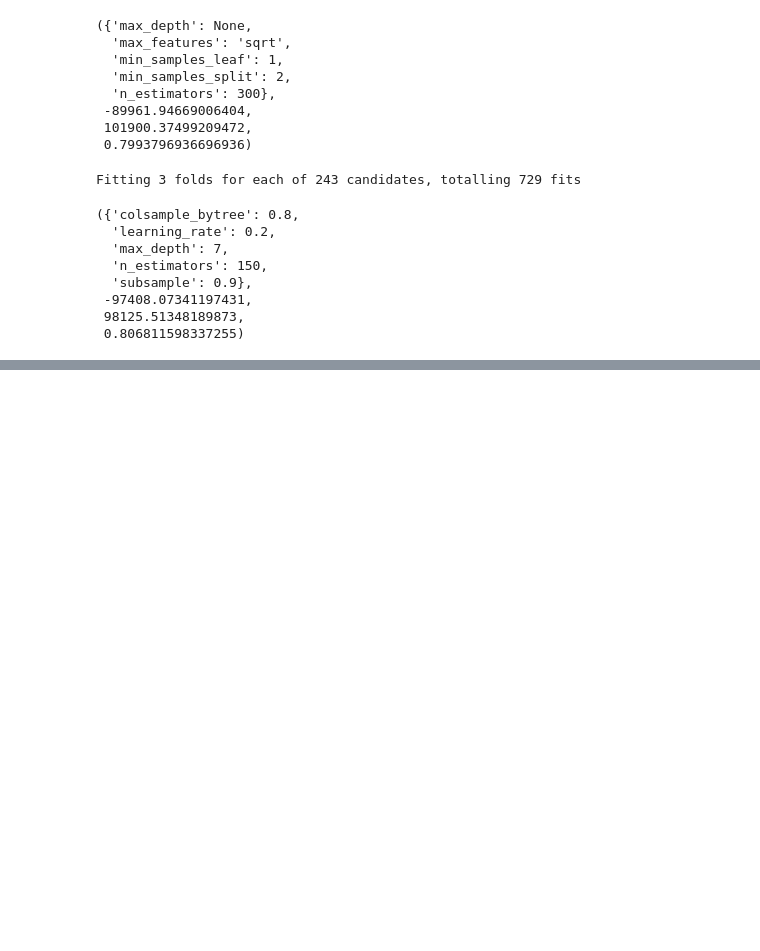
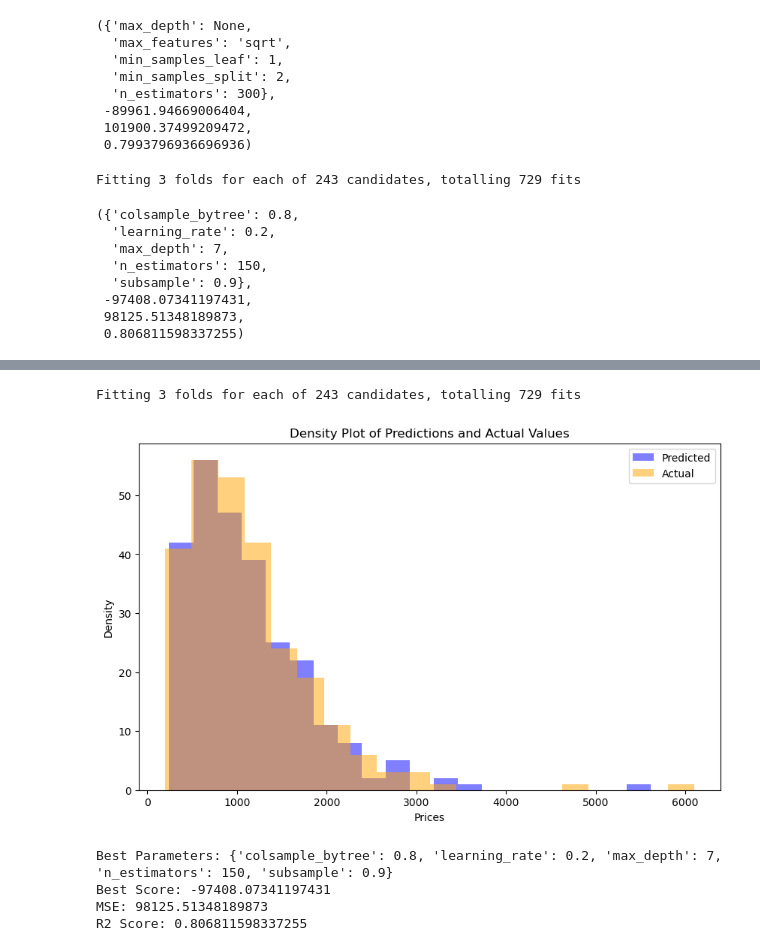
Before and after one commit to AlexThePy/Laptop_Price_Prediction, a Jupyter notebook: notebook.ipynb, the cells around one changed output, grey strips where cells are left out. Drawn from its saved outputs; the diff is of its cells as text; code cells hidden in the pictures; blank space fills up the shorter version.

```diff
--- a/notebook.ipynb
+++ b/notebook.ipynb
@@ -404,0 +405,78 @@ R2 Score: 0.806811598337255
+# %%
+import pandas as pd
+import matplotlib.pyplot as plt
+from sklearn.model_selection import train_test_split, GridSearchCV
+from sklearn.metrics import mean_squared_error, r2_score
+from sklearn.preprocessing import OneHotEncoder
+from sklearn.compose import ColumnTransformer
+from xgboost import XGBRegressor
+
+# Load the dataset
+file_path = 'S:/ML Course/Capstone 2/laptop_price.csv'
+laptop_data = pd.read_csv(file_path)
+
+# Preprocessing: Encoding categorical variables
+categorical_cols = laptop_data.select_dtypes(include=['object']).columns
+column_transformer = ColumnTransformer(transformers=[
+    ('cat', OneHotEncoder(handle_unknown='ignore'), categorical_cols)
+], remainder='passthrough')
+
+# Splitting the data into features and target
+X = laptop_data.drop('Price_euros', axis=1)
+y = laptop_data['Price_euros']
+
+# Splitting the data into training and testing sets
+X_train, X_test, y_train, y_test = train_test_split(X, y, test_size=0.2, random_state=42)
+
+# Applying the transformations
+X_train_transformed = column_transformer.fit_transform(X_train)
+X_test_transformed = column_transformer.transform(X_test)
+
+# Define a grid of hyperparameters to tune
+param_grid = {
+    'n_estimators': [50, 100, 150],
+    'learning_rate': [0.01, 0.1, 0.2],
+    'max_depth': [3, 5, 7],
+    'subsample': [0.7, 0.8, 0.9],
+    'colsample_bytree': [0.7, 0.8, 0.9]
+}
+
+# Initialize GridSearchCV
+grid_search = GridSearchCV(XGBRegressor(random_state=42), param_grid, cv=3, scoring='neg_mean_squared_error', n_jobs=-1, verbose=2)
+grid_search.fit(X_train_transformed, y_train)
+
+# Get the best parameters and best score
+best_params = grid_search.best_params_
+best_score = grid_search.best_score_
+
+# Train and evaluate the model with the best parameters
+xgb_best = XGBRegressor(**best_params, random_state=42)
+xgb_best.fit(X_train_transformed, y_train)
+y_pred_xgb_best = xgb_best.predict(X_test_transformed)
+
+# Calculate MSE and R2 Score
+mse_xgb_best = mean_squared_error(y_test, y_pred_xgb_best)
+r2_xgb_best = r2_score(y_test, y_pred_xgb_best)
+
+# Visualization of Actual vs Predicted Prices
+plt.figure(figsize=(10, 6))
+plt.hist(y_pred_xgb_best, bins=20, alpha=0.5, label='Predicted', color='blue')
+plt.hist(y_test, bins=20, alpha=0.5, label='Actual', color='orange')
+plt.title('Density Plot of Predictions and Actual Values')
+plt.xlabel('Prices')
+plt.ylabel('Density')
+plt.legend()
+plt.show()
+
+# Print best parameters, MSE, and R2 Score
+print("Best Parameters:", best_params)
+print("Best Score:", best_score)
+print("MSE:", mse_xgb_best)
+print("R2 Score:", r2_xgb_best)
+# %% [output]
+Fitting 3 folds for each of 243 candidates, totalling 729 fits
+[figure, added]
+Best Parameters: {'colsample_bytree': 0.8, 'learning_rate': 0.2, 'max_depth': 7, 'n_estimators': 150, 'subsample': 0.9}
+Best Score: -97408.07341197431
+MSE: 98125.51348189873
+R2 Score: 0.806811598337255
```
Also changed, not shown: parts of 2 cells of this notebook.
